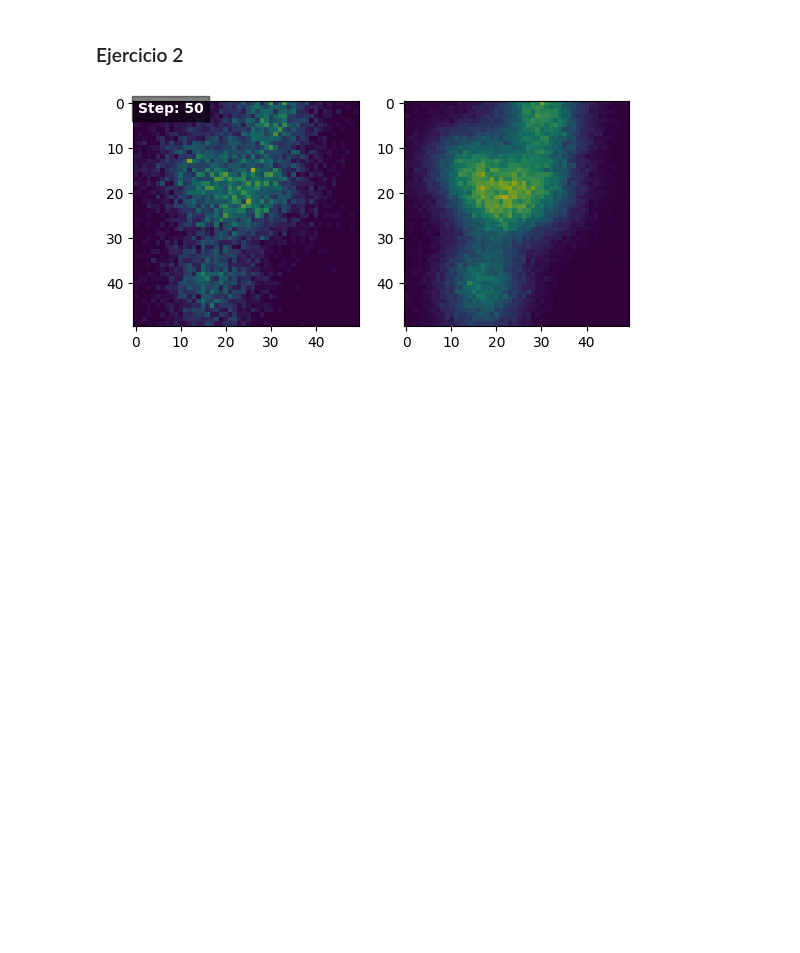
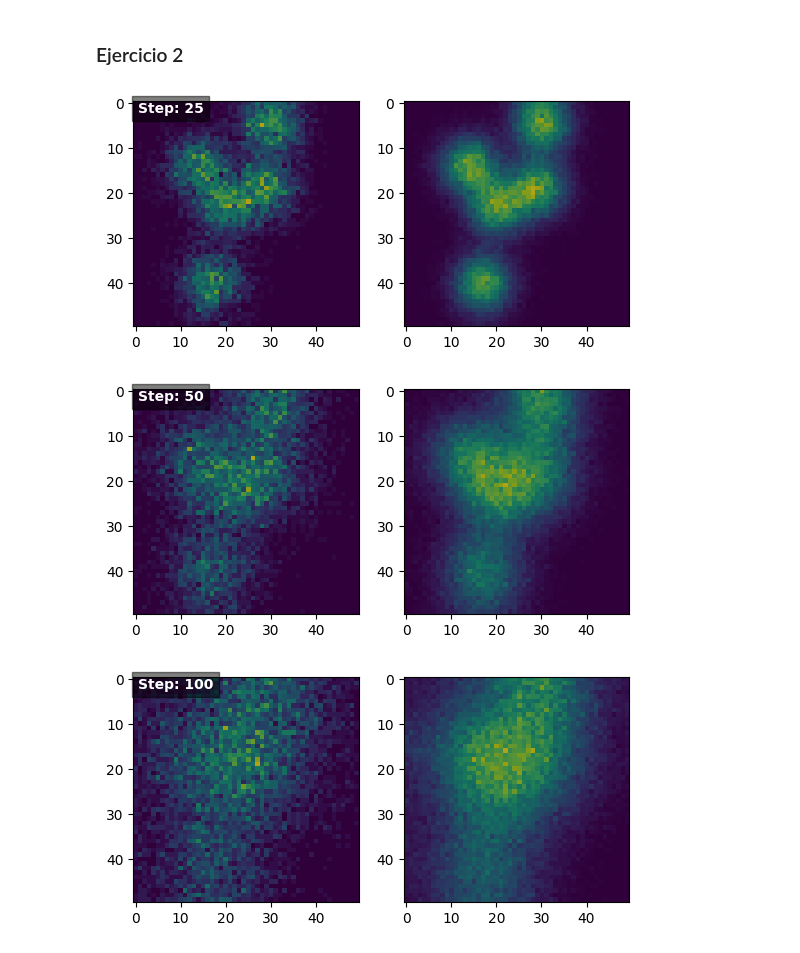
Before and after one commit to UVG-Works-Hub/2d-diffusion-simulation, a Jupyter notebook: diffusion.ipynb, the cells around one changed output. Drawn from its saved outputs; the diff is of its cells as text; code cells hidden in the pictures; blank space fills up the shorter version.

```diff
--- a/diffusion.ipynb
+++ b/diffusion.ipynb
@@ -303,6 +303,10 @@ avgParticleHistory /= avgParticleHistory.sum(axis=(1, 2), keepdims=True)
 # %%
 createAnimation(avgParticleHistory, mask, filename='e2_diffusion_simulation_average')
 # %%
+simCompareSnapshot(particleHistory[25], avgParticleHistory[25], 25, mask, mask, filename='e2_diffusion_snapshot_25')
 simCompareSnapshot(particleHistory[50], avgParticleHistory[50], 50, mask, mask, filename='e2_diffusion_snapshot_50')
+simCompareSnapshot(particleHistory[100], avgParticleHistory[100], 100, mask, mask, filename='e2_diffusion_snapshot_100')
 # %% [output]
-[figure, old version]
+[figure, new version]
+[figure, added]
+[figure, added]
```
Also changed, not shown: parts of 8 cells of this notebook.
